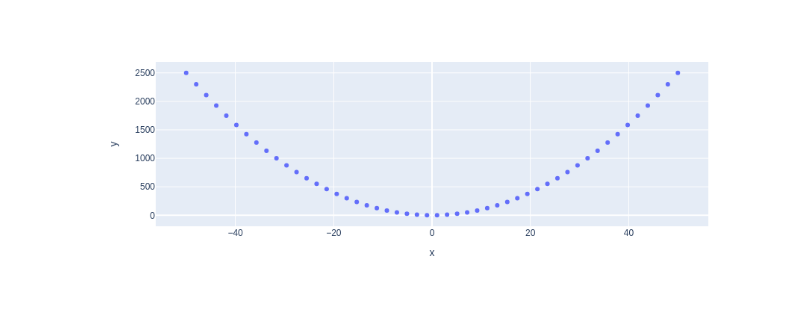
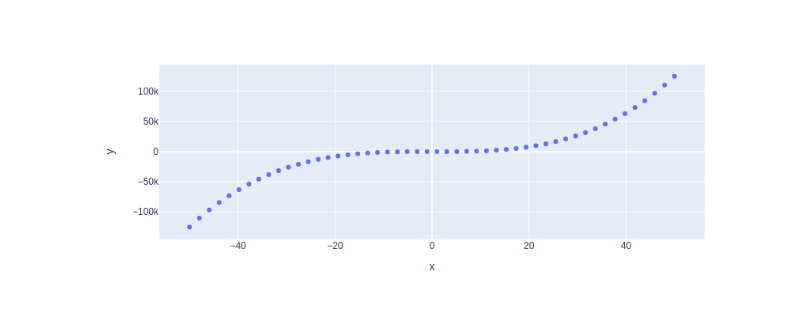
Before and after one commit to abdulrahmansamy/my-notebooks-repo, a Jupyter notebook: experiment2.ipynb, the cells around one changed output. Saved outputs shown, nothing was run; the diff lists cells and outputs as text; code cells hidden in the pictures.

```diff
--- a/experiment2.ipynb
+++ b/experiment2.ipynb
@@ -6,7 +6,7 @@ import plotly.express as px
 x = np.linspace(start=-50, stop=50)
 
 # y-axis data points
-y = x ** 2
+y = x ** 3
 
 # define the plot
 fig = px.scatter(x=x, y=y)
@@ -17 +16 @@ fig.show()
-[figure, old version]
+[figure, new version]
```
Also changed, not shown: parts of 1 cell of this notebook.
